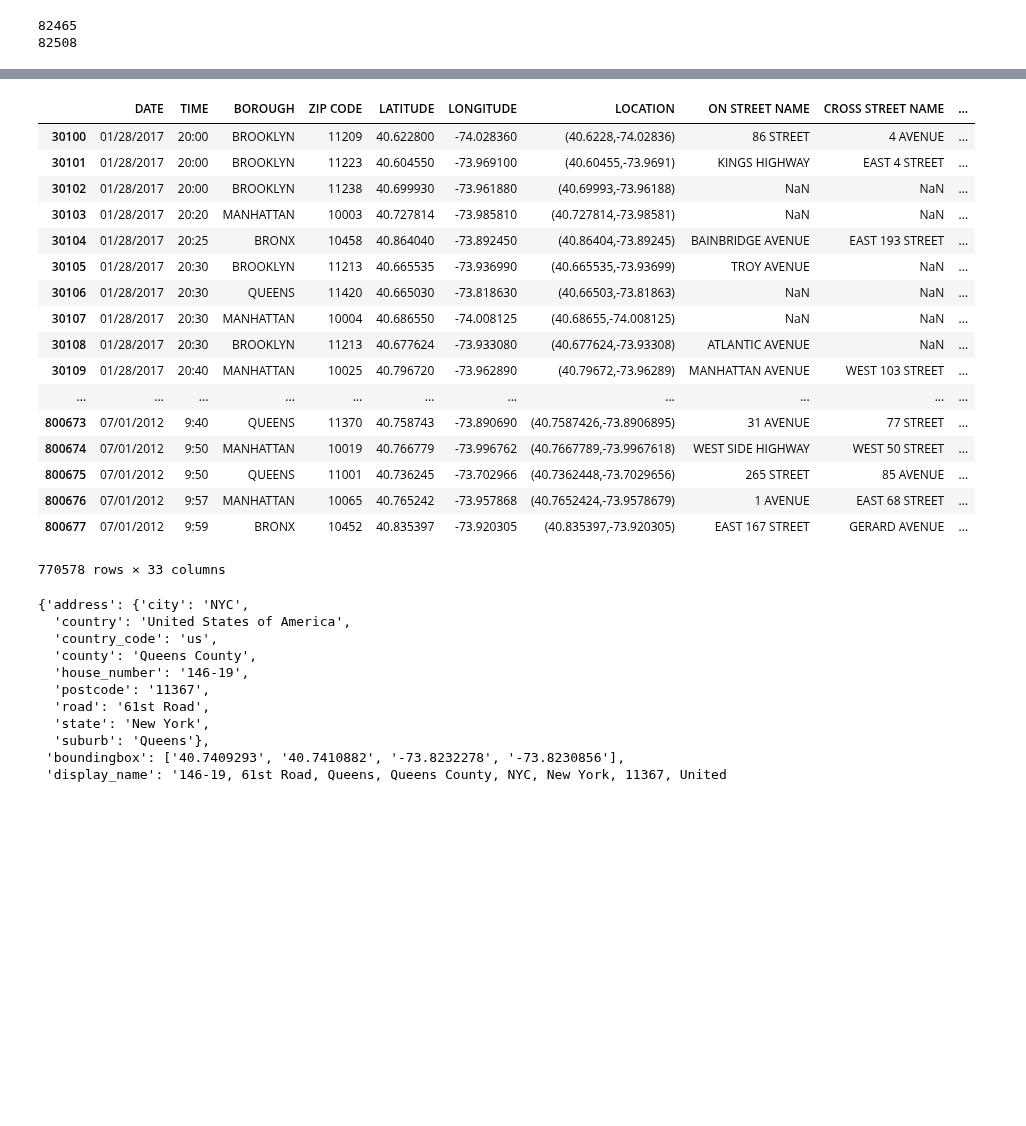
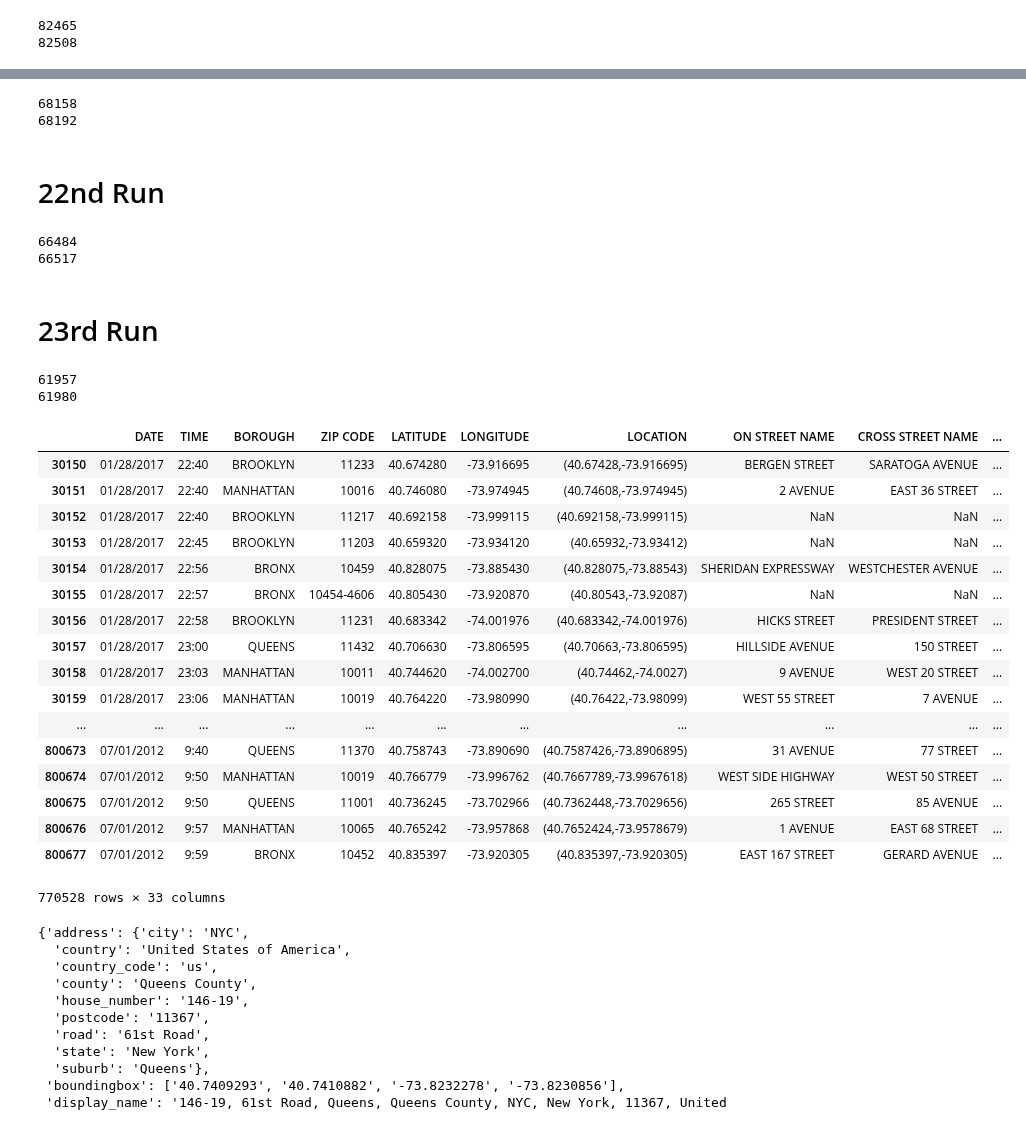
Before and after one commit to nealrea/collisionViz, a Jupyter notebook: MH_Data/Street_LatLng.ipynb, the cells around one changed output, grey strips where cells are left out. Cells and saved outputs as stored; diff of their text form; code cells hidden in the pictures; blank space fills up the shorter version.

Commit message:
added 20,000 more zip codes and borough names using geopy

```diff
--- a/MH_Data/Street_LatLng.ipynb
+++ b/MH_Data/Street_LatLng.ipynb
@@ -229,4 +229,4 @@ location.raw['address']['suburb']
 # %% [output]
 'Bronx'
 # %%
-aadt = pd.read_csv('collisions_w_rate.csv')
+aadt = pd.read_csv('aadt_zip_clean.csv', low_memory=False)
@@ -254,5 +275,5 @@ aadt
 # %%
-for d in range(25000,len(aadt)):
+for d in range(163897,len(aadt)):
     empty_borough = aadt.at[d,'BOROUGH']
     empty_zip = aadt.at[d,'ZIP CODE']
     if str(empty_borough) == 'nan' or str(empty_zip) == 'nan':
@@ -420,24 +457,46 @@ print (len(aadt[pd.isnull(aadt['ZIP CODE'])]))
+# %%
+print (len(aadt[pd.isnull(aadt['BOROUGH'])]))
+print (len(aadt[pd.isnull(aadt['ZIP CODE'])]))
+# %% [output]
+68158
+68192
+# %% [markdown]
+# 22nd Run
+# %%
+print (len(aadt[pd.isnull(aadt['BOROUGH'])]))
+print (len(aadt[pd.isnull(aadt['ZIP CODE'])]))
+# %% [output]
+66484
+66517
+# %% [markdown]
+# 23rd Run
+# %%
+print (len(aadt[pd.isnull(aadt['BOROUGH'])]))
+print (len(aadt[pd.isnull(aadt['ZIP CODE'])]))
+# %% [output]
+61957
+61980
 # %%
-aadt[30100:]
+aadt[30150:]
 # %% [output]
 |  | DATE | TIME | BOROUGH | ZIP CODE | LATITUDE | LONGITUDE | LOCATION | ON STREET NAME | CROSS STREET NAME | ... |
-| 30100 | 01/28/2017 | 20:00 | BROOKLYN | 11209 | 40.622800 | -74.028360 | (40.6228,-74.02836) | 86 STREET | 4 AVENUE | ... |
-| 30101 | 01/28/2017 | 20:00 | BROOKLYN | 11223 | 40.604550 | -73.969100 | (40.60455,-73.9691) | KINGS HIGHWAY | EAST 4 STREET | ... |
-| 30102 | 01/28/2017 | 20:00 | BROOKLYN | 11238 | 40.699930 | -73.961880 | (40.69993,-73.96188) | NaN | NaN | ... |
-| 30103 | 01/28/2017 | 20:20 | MANHATTAN | 10003 | 40.727814 | -73.985810 | (40.727814,-73.98581) | NaN | NaN | ... |
-| 30104 | 01/28/2017 | 20:25 | BRONX | 10458 | 40.864040 | -73.892450 | (40.86404,-73.89245) | BAINBRIDGE AVENUE | EAST 193 STREET | ... |
-| 30105 | 01/28/2017 | 20:30 | BROOKLYN | 11213 | 40.665535 | -73.936990 | (40.665535,-73.93699) | TROY AVENUE | NaN | ... |
-| 30106 | 01/28/2017 | 20:30 | QUEENS | 11420 | 40.665030 | -73.818630 | (40.66503,-73.81863) | NaN | NaN | ... |
-| 30107 | 01/28/2017 | 20:30 | MANHATTAN | 10004 | 40.686550 | -74.008125 | (40.68655,-74.008125) | NaN | NaN | ... |
-| 30108 | 01/28/2017 | 20:30 | BROOKLYN | 11213 | 40.677624 | -73.933080 | (40.677624,-73.93308) | ATLANTIC AVENUE | NaN | ... |
-| 30109 | 01/28/2017 | 20:40 | MANHATTAN | 10025 | 40.796720 | -73.962890 | (40.79672,-73.96289) | MANHATTAN AVENUE | WEST 103 STREET | ... |
+| 30150 | 01/28/2017 | 22:40 | BROOKLYN | 11233 | 40.674280 | -73.916695 | (40.67428,-73.916695) | BERGEN STREET | SARATOGA AVENUE | ... |
+| 30151 | 01/28/2017 | 22:40 | MANHATTAN | 10016 | 40.746080 | -73.974945 | (40.74608,-73.974945) | 2 AVENUE | EAST 36 STREET | ... |
+| 30152 | 01/28/2017 | 22:40 | BROOKLYN | 11217 | 40.692158 | -73.999115 | (40.692158,-73.999115) | NaN | NaN | ... |
+| 30153 | 01/28/2017 | 22:45 | BROOKLYN | 11203 | 40.659320 | -73.934120 | (40.65932,-73.93412) | NaN | NaN | ... |
+| 30154 | 01/28/2017 | 22:56 | BRONX | 10459 | 40.828075 | -73.885430 | (40.828075,-73.88543) | SHERIDAN EXPRESSWAY | WESTCHESTER AVENUE | ... |
+| 30155 | 01/28/2017 | 22:57 | BRONX | 10454-4606 | 40.805430 | -73.920870 | (40.80543,-73.92087) | NaN | NaN | ... |
+| 30156 | 01/28/2017 | 22:58 | BROOKLYN | 11231 | 40.683342 | -74.001976 | (40.683342,-74.001976) | HICKS STREET | PRESIDENT STREET | ... |
+| 30157 | 01/28/2017 | 23:00 | QUEENS | 11432 | 40.706630 | -73.806595 | (40.70663,-73.806595) | HILLSIDE AVENUE | 150 STREET | ... |
+| 30158 | 01/28/2017 | 23:03 | MANHATTAN | 10011 | 40.744620 | -74.002700 | (40.74462,-74.0027) | 9 AVENUE | WEST 20 STREET | ... |
+| 30159 | 01/28/2017 | 23:06 | MANHATTAN | 10019 | 40.764220 | -73.980990 | (40.76422,-73.98099) | WEST 55 STREET | 7 AVENUE | ... |
 | ... | ... | ... | ... | ... | ... | ... | ... | ... | ... | ... |
 | 800673 | 07/01/2012 | 9:40 | QUEENS | 11370 | 40.758743 | -73.890690 | (40.7587426,-73.8906895) | 31 AVENUE | 77 STREET | ... |
 | 800674 | 07/01/2012 | 9:50 | MANHATTAN | 10019 | 40.766779 | -73.996762 | (40.7667789,-73.9967618) | WEST SIDE HIGHWAY | WEST 50 STREET | ... |
 | 800675 | 07/01/2012 | 9:50 | QUEENS | 11001 | 40.736245 | -73.702966 | (40.7362448,-73.7029656) | 265 STREET | 85 AVENUE | ... |
 | 800676 | 07/01/2012 | 9:57 | MANHATTAN | 10065 | 40.765242 | -73.957868 | (40.7652424,-73.9578679) | 1 AVENUE | EAST 68 STREET | ... |
 | 800677 | 07/01/2012 | 9:59 | BRONX | 10452 | 40.835397 | -73.920305 | (40.835397,-73.920305) | EAST 167 STREET | GERARD AVENUE | ... |
-770578 rows × 33 columns
+770528 rows × 33 columns
 # %%
 test = geolocator.reverse('40.741394,-73.82303')
 # %%
```
Also changed, not shown: parts of 10 cells of this notebook.
